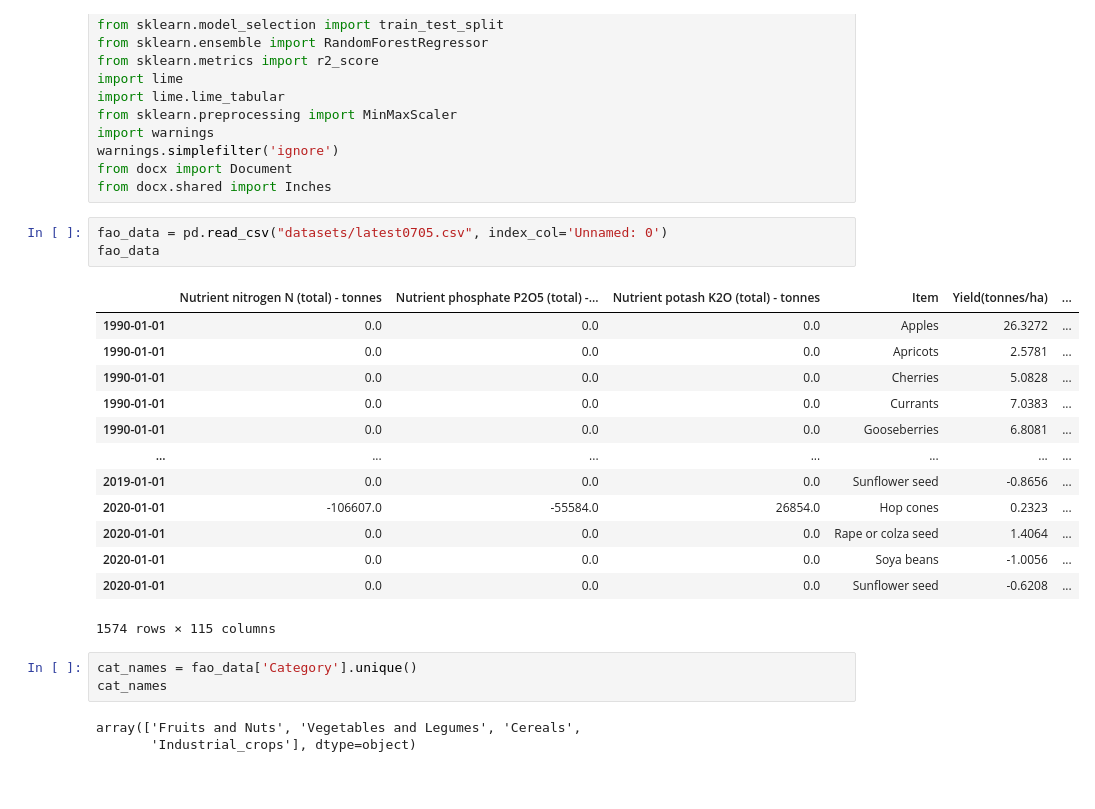
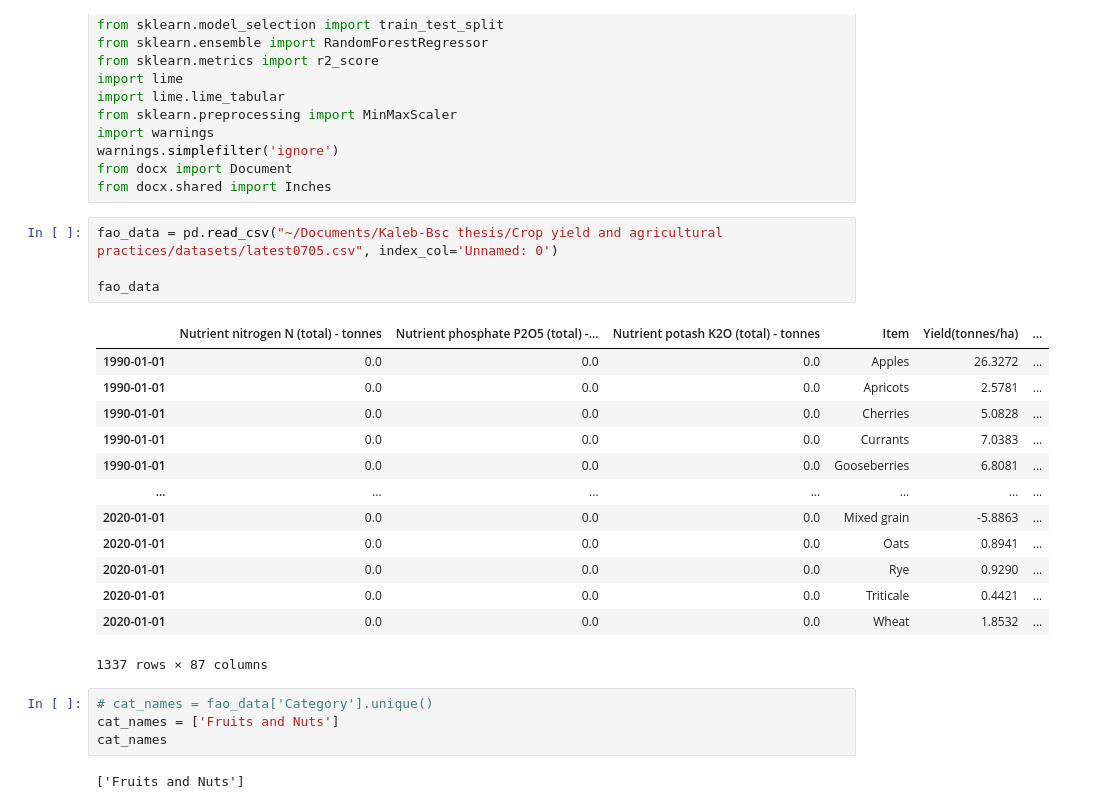
Before and after one commit to Kalebalemayehu/Kaleb-Bsc-thesis, a Jupyter notebook: Crop yield and agricultural practices/models/lime_randomforest.ipynb, the cells around one changed output. Cells and saved outputs as stored; diff of their text form; blank space fills up the shorter version.

```diff
--- a/Crop yield and agricultural practices/models/lime_randomforest.ipynb
+++ b/Crop yield and agricultural practices/models/lime_randomforest.ipynb
@@ -16,25 +16,26 @@ warnings.simplefilter('ignore')
 from docx import Document
 from docx.shared import Inches
 # %%
-fao_data = pd.read_csv("datasets/latest0705.csv", index_col='Unnamed: 0')
+fao_data = pd.read_csv("~/Documents/Kaleb-Bsc thesis/Crop yield and agricultural practices/datasets/latest0705.csv", index_col='Unnamed: 0')
+
 fao_data
 # %% [output]
 |  | Nutrient nitrogen N (total) - tonnes | Nutrient phosphate P2O5 (total) -... | Nutrient potash K2O (total) - tonnes | Item | Yield(tonnes/ha) | ... |
 | 1990-01-01 | 0.0 | 0.0 | 0.0 | Apples | 26.3272 | ... |
 | 1990-01-01 | 0.0 | 0.0 | 0.0 | Apricots | 2.5781 | ... |
 | 1990-01-01 | 0.0 | 0.0 | 0.0 | Cherries | 5.0828 | ... |
 | 1990-01-01 | 0.0 | 0.0 | 0.0 | Currants | 7.0383 | ... |
 | 1990-01-01 | 0.0 | 0.0 | 0.0 | Gooseberries | 6.8081 | ... |
 | ... | ... | ... | ... | ... | ... | ... |
-| 2019-01-01 | 0.0 | 0.0 | 0.0 | Sunflower seed | -0.8656 | ... |
-| 2020-01-01 | -106607.0 | -55584.0 | 26854.0 | Hop cones | 0.2323 | ... |
-| 2020-01-01 | 0.0 | 0.0 | 0.0 | Rape or colza seed | 1.4064 | ... |
-| 2020-01-01 | 0.0 | 0.0 | 0.0 | Soya beans | -1.0056 | ... |
-| 2020-01-01 | 0.0 | 0.0 | 0.0 | Sunflower seed | -0.6208 | ... |
+| 2020-01-01 | 0.0 | 0.0 | 0.0 | Mixed grain | -5.8863 | ... |
+| 2020-01-01 | 0.0 | 0.0 | 0.0 | Oats | 0.8941 | ... |
+| 2020-01-01 | 0.0 | 0.0 | 0.0 | Rye | 0.9290 | ... |
+| 2020-01-01 | 0.0 | 0.0 | 0.0 | Triticale | 0.4421 | ... |
+| 2020-01-01 | 0.0 | 0.0 | 0.0 | Wheat | 1.8532 | ... |
-1574 rows × 115 columns
+1337 rows × 87 columns
 # %%
-cat_names = fao_data['Category'].unique()
+# cat_names = fao_data['Category'].unique()
+cat_names = ['Fruits and Nuts']
 cat_names
 # %% [output]
-array(['Fruits and Nuts', 'Vegetables and Legumes', 'Cereals',
-       'Industrial_crops'], dtype=object)
+['Fruits and Nuts']
```
Also changed, not shown: parts of 3 cells of this notebook, 10 other files.
